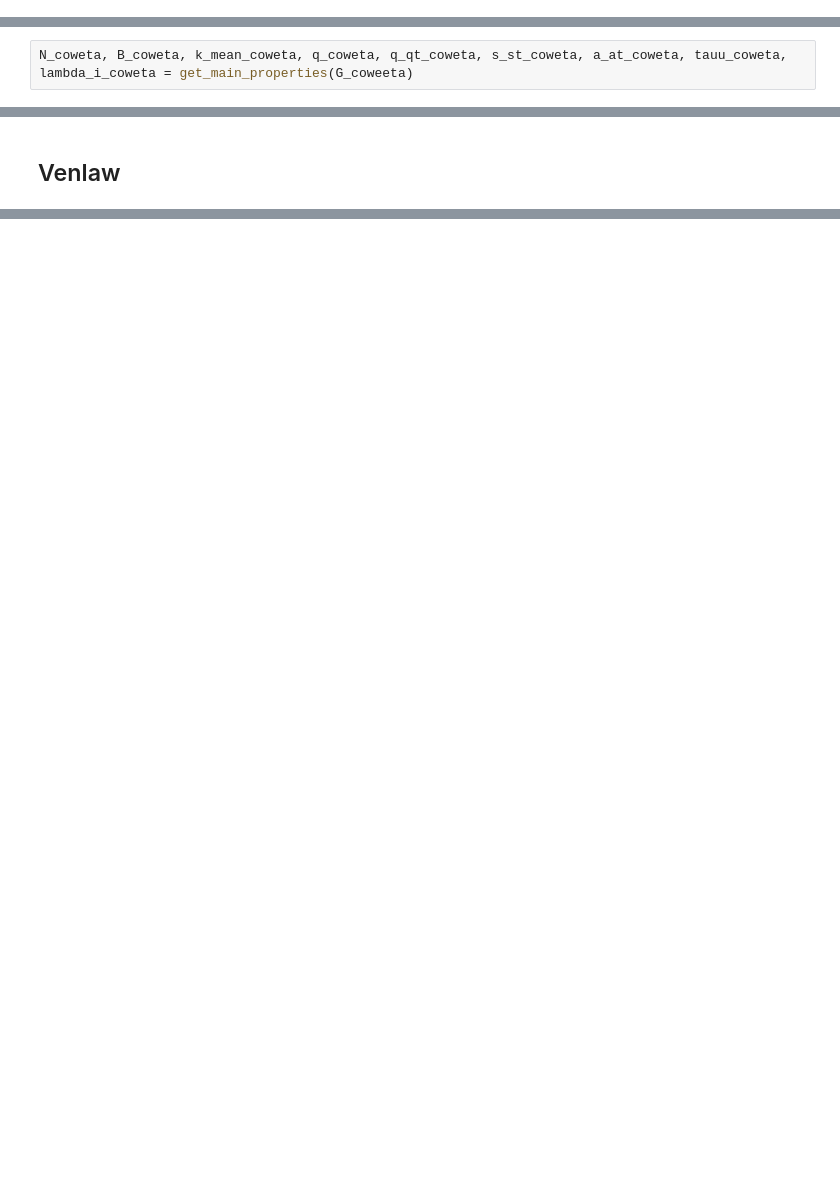
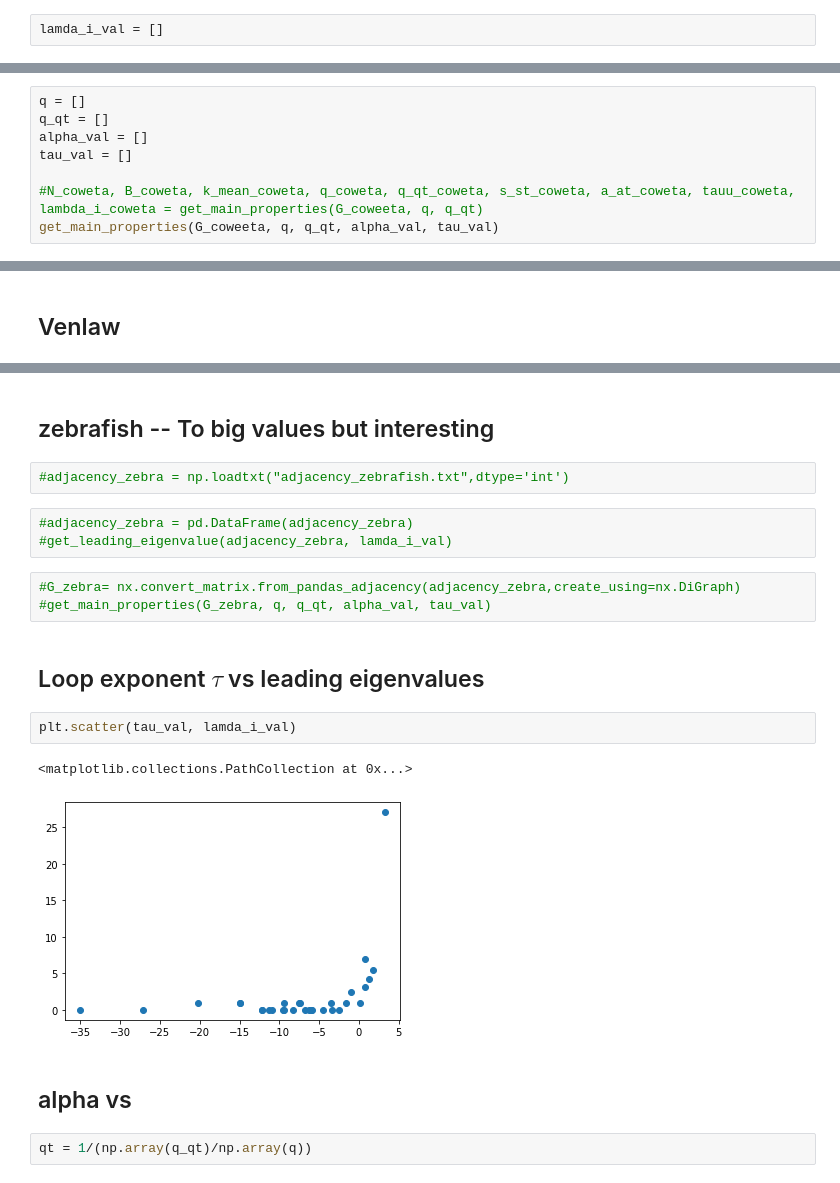
Before and after one commit to karankabbur/Significance-of-Directed-graphs-properties-in-Complex-Systems, a Jupyter notebook: Looplessness.ipynb, the cells around one changed output, grey strips where cells are left out. Drawn from its saved outputs; the diff is of its cells as text; blank space fills up the shorter version.

```diff
--- a/Looplessness.ipynb
+++ b/Looplessness.ipynb
@@ -24,0 +32,2 @@ def tau(alpha, qtilde, q):
+# %%
+lamda_i_val = []
@@ -118,5 +137,11 @@ def get_main_properties(G):
 # %%
-N_coweta, B_coweta, k_mean_coweta, q_coweta, q_qt_coweta, s_st_coweta, a_at_coweta, tauu_coweta, lambda_i_coweta = get_main_properties(G_coweeta)
+q = []
+q_qt = []
+alpha_val = []
+tau_val = []
+
+#N_coweta, B_coweta, k_mean_coweta, q_coweta, q_qt_coweta, s_st_coweta, a_at_coweta, tauu_coweta, lambda_i_coweta = get_main_properties(G_coweeta, q, q_qt)
+get_main_properties(G_coweeta, q, q_qt, alpha_val, tau_val)
 # %% [output]
 Number of nodes N: 58
 Number of edges L: 126
@@ -586,0 +779,21 @@ ValueError: too many values to unpack (expected 2)
+# %% [markdown]
+## zebrafish -- To big values but interesting
+# %%
+#adjacency_zebra = np.loadtxt("adjacency_zebrafish.txt",dtype='int')
+# %%
+#adjacency_zebra = pd.DataFrame(adjacency_zebra)
+#get_leading_eigenvalue(adjacency_zebra, lamda_i_val)
+# %%
+#G_zebra= nx.convert_matrix.from_pandas_adjacency(adjacency_zebra,create_using=nx.DiGraph)
+#get_main_properties(G_zebra, q, q_qt, alpha_val, tau_val)
+# %% [markdown]
+## Loop exponent $\tau$ vs leading eigenvalues
+# %%
+plt.scatter(tau_val, lamda_i_val)
+# %% [output]
+<matplotlib.collections.PathCollection at 0x...>
+[figure, added]
+# %% [markdown]
+## alpha vs
+# %%
+qt = 1/(np.array(q_qt)/np.array(q))
```
Also changed, not shown: parts of 59 cells of this notebook, 49 other files.
